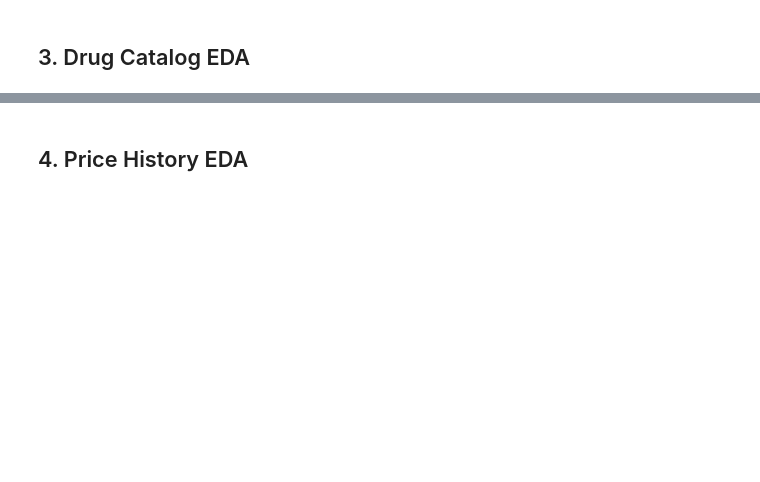
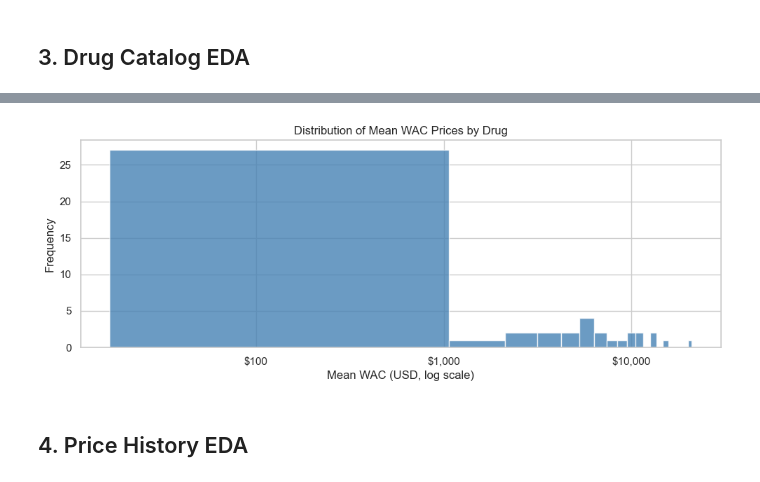
Before and after one commit to anilmedads-hub/pharma-pricing-copilot, a Jupyter notebook: notebooks/eda.ipynb, the cells around one changed output, grey strips where cells are left out. Drawn from its saved outputs; the diff is of its cells as text; code cells hidden in the pictures; blank space fills up the shorter version.

```diff
--- a/notebooks/eda.ipynb
+++ b/notebooks/eda.ipynb
@@ -60,17 +62,12 @@ The same seed is used throughout so results are fully reproducible.
 from src.data_simulator import PricingDataSimulator
 
 SEED = 42
-N_DRUGS = 25
-N_PERIODS = 36  # 3 years of monthly data
-ANOMALY_RATE = 0.04
 
 sim = PricingDataSimulator(seed=SEED)
+df = sim.generate()
+anomalies = sim.get_anomalies()
+summary = sim.get_summary_stats()
 
-catalog = sim.generate_drug_catalog(n_drugs=N_DRUGS)
-price_history = sim.generate_price_history(catalog, periods=N_PERIODS)
-price_history_with_anomalies = sim.inject_anomalies(price_history, anomaly_rate=ANOMALY_RATE)
-competitive = sim.generate_competitive_landscape(catalog)
-
-print(f'Catalog shape:       {catalog.shape}')
-print(f'Price history shape: {price_history_with_anomalies.shape}')
-print(f'Competitive shape:   {competitive.shape}')
+print(f'Generated dataset shape: {df.shape}')
+print(f'Anomalies found: {len(anomalies)} ({100*len(anomalies)/len(df):.1f}%)')
+print(f'\nSummary stats: {summary}')
@@ -110,16 +143,18 @@ plt.show()
 # %%
 """
-Base WAC Distribution (log scale)
+WAC Distribution (log scale)
 """
 fig, ax = plt.subplots(figsize=(10, 4))
-ax.hist(catalog['base_wac'], bins=20, color='steelblue', edgecolor='white', alpha=0.8)
+ax.hist(catalog['wac_mean'], bins=20, color='steelblue', edgecolor='white', alpha=0.8)
 ax.set_xscale('log')
-ax.set_xlabel('Launch WAC (USD, log scale)')
+ax.set_xlabel('Mean WAC (USD, log scale)')
 ax.set_ylabel('Frequency')
-ax.set_title('Distribution of Launch WAC Prices')
+ax.set_title('Distribution of Mean WAC Prices by Drug')
 ax.xaxis.set_major_formatter(mtick.FuncFormatter(lambda x, _: f'${x:,.0f}'))
 plt.tight_layout()
 plt.show()
+# %% [output]
+[figure, added]
 # %% [markdown]
 ## 4. Price History EDA
 # %%
```
Also changed, not shown: parts of 15 cells of this notebook, 3 other files.
